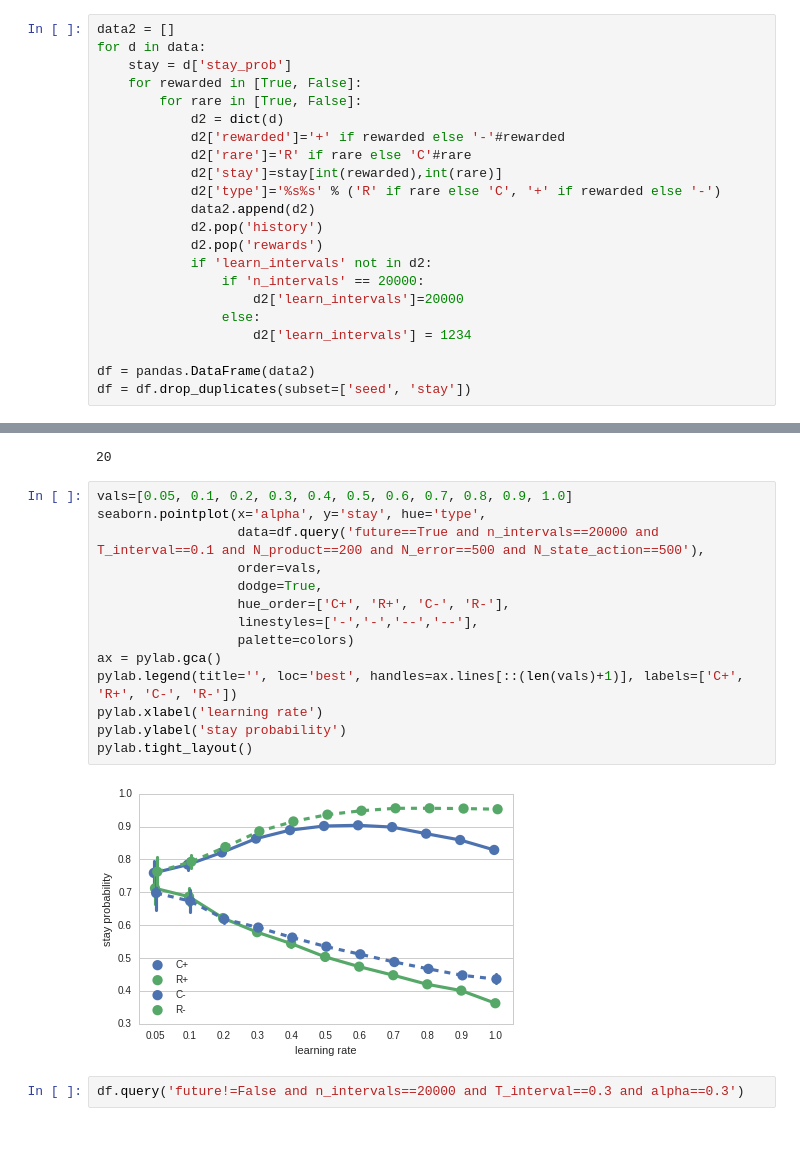
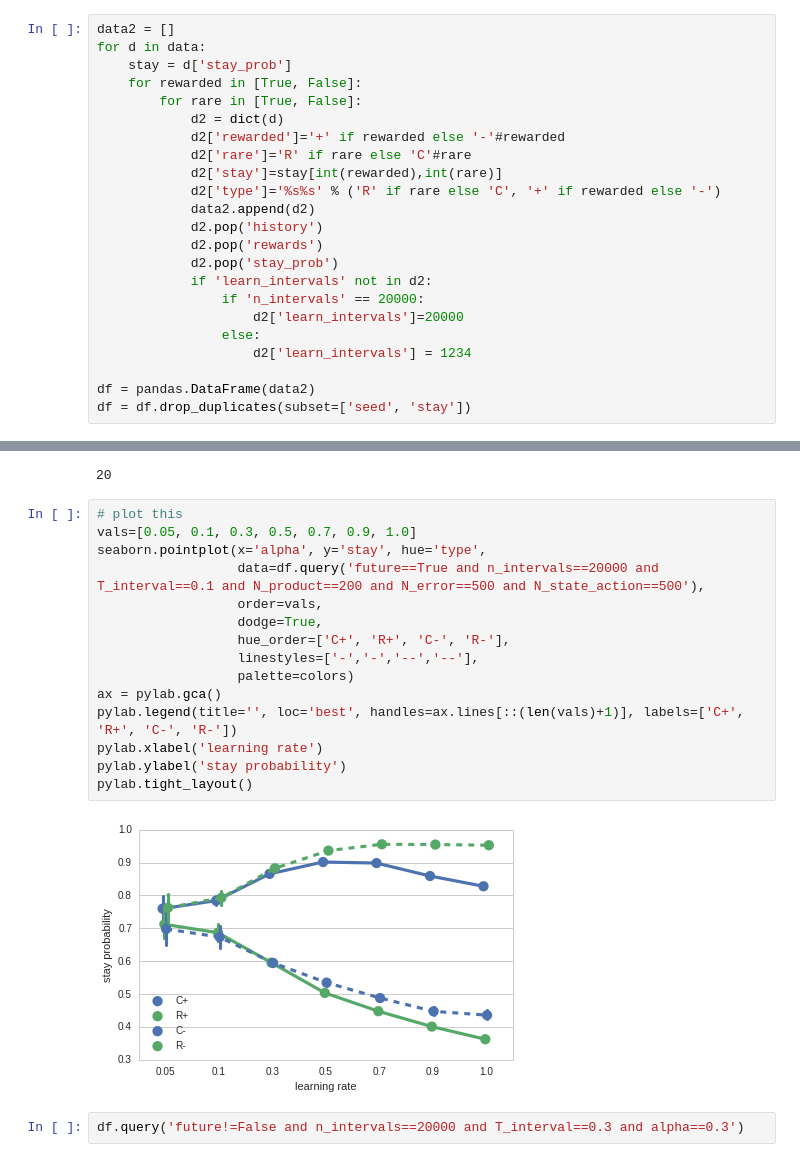
Before and after one commit to memarsh/rl-daw, a Jupyter notebook: refactor/Data Plotting.ipynb, the cells around one changed output, grey strips where cells are left out. Saved outputs shown, nothing was run; the diff lists cells and outputs as text.

```diff
--- a/refactor/Data Plotting.ipynb
+++ b/refactor/Data Plotting.ipynb
@@ -22,6 +22,7 @@ for d in data:
             data2.append(d2)
             d2.pop('history')
             d2.pop('rewards')
+            d2.pop('stay_prob')
             if 'learn_intervals' not in d2:
                 if 'n_intervals' == 20000:
                     d2['learn_intervals']=20000
@@ -195,21 +197,22 @@ len(df.query('future==True and n_intervals==20000 and T_interval==0.1 and N_prod
 # %% [output]
 20
 # %%
-vals=[0.05, 0.1, 0.2, 0.3, 0.4, 0.5, 0.6, 0.7, 0.8, 0.9, 1.0]
+# plot this
+vals=[0.05, 0.1, 0.3, 0.5, 0.7, 0.9, 1.0]
 seaborn.pointplot(x='alpha', y='stay', hue='type',
                   data=df.query('future==True and n_intervals==20000 and T_interval==0.1 and N_product==200 and N_error==500 and N_state_action==500'),
                   order=vals,
                   dodge=True,
                   hue_order=['C+', 'R+', 'C-', 'R-'],
                   linestyles=['-','-','--','--'],
                   palette=colors)
 ax = pylab.gca()
 pylab.legend(title='', loc='best', handles=ax.lines[::(len(vals)+1)], labels=['C+', 'R+', 'C-', 'R-'])
 pylab.xlabel('learning rate')
 pylab.ylabel('stay probability')
 pylab.tight_layout()
 # %% [output]
-[figure, old version]
+[figure, new version]
 # %%
 df.query('future!=False and n_intervals==20000 and T_interval==0.3 and alpha==0.3')
 # %% [output]
```
Also changed, not shown: parts of 7 cells of this notebook, 19 other files.
